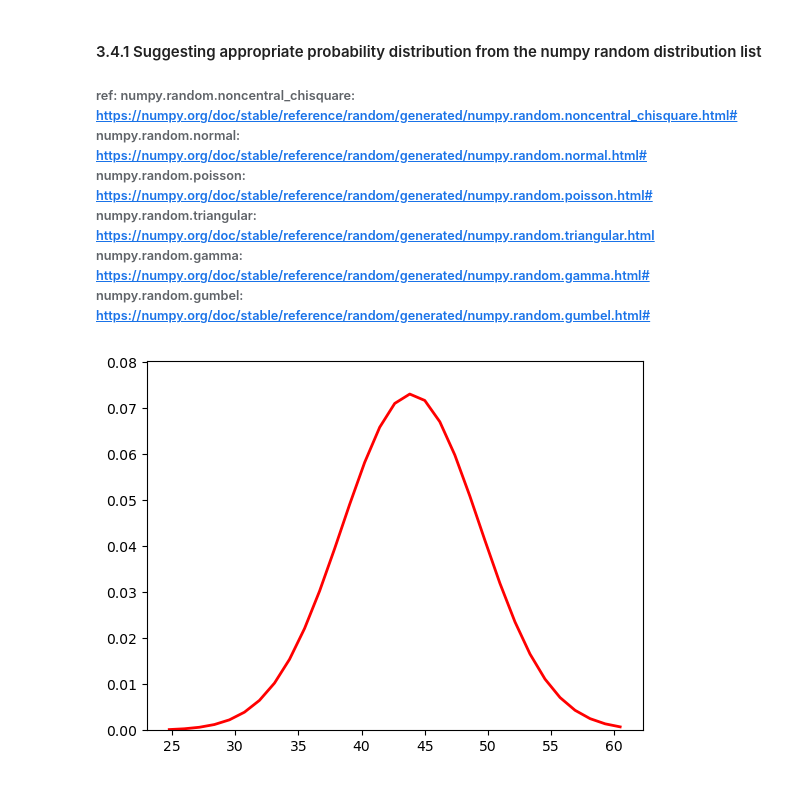
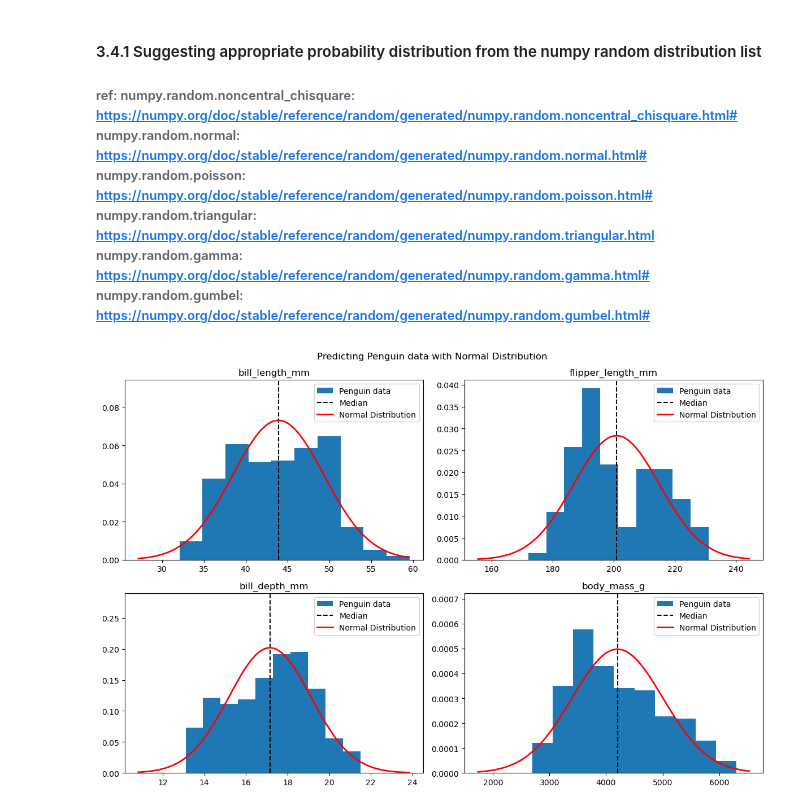
Before and after one commit to noyo0/Fundamentals_DataAnalysis, a Jupyter notebook: tasks.ipynb, the cells around one changed output. Saved outputs shown, nothing was run; the diff lists cells and outputs as text; code cells hidden in the pictures.

```diff
--- a/tasks.ipynb
+++ b/tasks.ipynb
@@ -439,2 +450,46 @@ plt.show()
 ###### ref: numpy.random.noncentral_chisquare: https://numpy.org/doc/stable/reference/random/generated/numpy.random.noncentral_chisquare.html# <br> numpy.random.normal: https://numpy.org/doc/stable/reference/random/generated/numpy.random.normal.html# <br> numpy.random.poisson: https://numpy.org/doc/stable/reference/random/generated/numpy.random.poisson.html# <br> numpy.random.triangular: https://numpy.org/doc/stable/reference/random/generated/numpy.random.triangular.html <br> numpy.random.gamma: https://numpy.org/doc/stable/reference/random/generated/numpy.random.gamma.html# <br>numpy.random.gumbel: https://numpy.org/doc/stable/reference/random/generated/numpy.random.gumbel.html# <br>
+# %%
+#Normal Distribution overlay with penguin data
+
+# list of variables from Penguins dataset
+c=['bill_length_mm', 'bill_depth_mm', 'flipper_length_mm', 'body_mass_g']
+#set up chart with 2x2 grid for the 4 numberic variables
+fig, axs = plt.subplots(2,2, figsize=(12,8))
+fig.suptitle('Predicting Penguin data with Normal Distribution',fontsize=12)
+
+#store grid coordinates for ewach plot
+rows=[0,1,0,1]
+cols=[0,0,1,1]
+
+#Create function to draw Normal DFistribution reusing NumPy example code from:
+    #https://numpy.org/doc/stable/reference/random/generated/numpy.random.normal.html#
+
+def f_NormDist(i,mu,sigma,grid): # i: counter, mu: mean, std: standard deviation, grid: chart position
+    s = np.random.normal(mu, sigma, 1000)
+
+    abs(mu - np.mean(s))
+    abs(sigma - np.std(s, ddof=1))
+
+    count, bins, ignored = axs[grid].hist(s, 100, density=True,alpha=0)
+    axs[grid].plot(bins, 1/(sigma * np.sqrt(2 * np.pi)) *
+                np.exp( - (bins - mu)**2 / (2 * sigma**2) ),
+            linewidth=2, color='r',label='Normal Distribution')
+    axs[grid].legend()
+
+#-----end of f_NormDist
+
+for i in range(4):
+    mean = df[c[i]].mean()
+    std = df[c[i]].std()
+    axs[rows[i],cols[i]].hist(df[c[i]],bins=10,density=True, label="Penguin data")
+    axs[rows[i],cols[i]].axvline(mean, color="black", ls="--", label="Median")
+    axs[rows[i],cols[i]].set_title(c[i])
+    axs[rows[i],cols[i]].legend()
+    grid=rows[i],cols[i]
+    #print(grid)
+    f_NormDist(i,mean,std,grid)
+plt.tight_layout()
+plt.show()
+# %% [output]
+[figure, added]
 # %%
@@ -460,7 +504,0 @@ def normd(mu,sigma):
-# %%
-c=['bill_length_mm', 'bill_depth_mm', 'flipper_length_mm', 'body_mass_g']
-mean = df[c[0]].mean()
-std = df[c[0]].std()
-normd(mean,std)
-# %% [output]
-[figure, removed]
```
Also changed, not shown: parts of 8 cells of this notebook, 1 other file.
